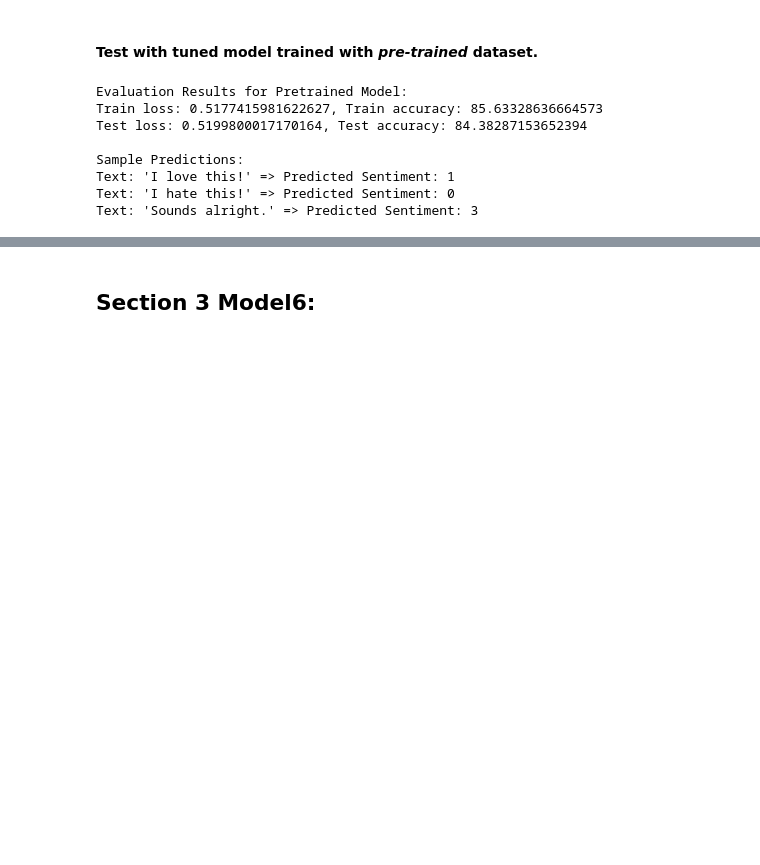
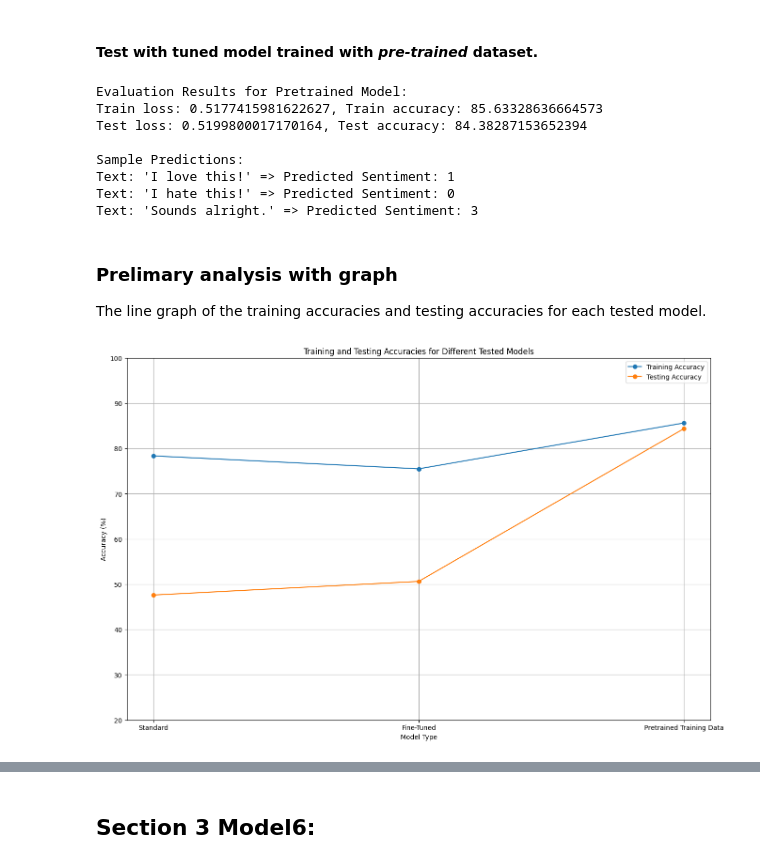
Before and after one commit to PhurinutR/twitter-sentiment-analysis, a Jupyter notebook: model_compare.ipynb, the cells around one changed output, grey strips where cells are left out. Drawn from its saved outputs; the diff is of its cells as text; code cells hidden in the pictures; blank space fills up the shorter version.

Commit message:
Added line-graphs for model5 in model_compare

```diff
--- a/model_compare.ipynb
+++ b/model_compare.ipynb
@@ -466,3 +471,47 @@ Sample Predictions:
 Text: 'I love this!' => Predicted Sentiment: 1
 Text: 'I hate this!' => Predicted Sentiment: 0
 Text: 'Sounds alright.' => Predicted Sentiment: 3
+# %% [markdown]
+### Prelimary analysis with graph
+The line graph of the training accuracies and testing accuracies for each tested model.
+# %%
+import matplotlib.pyplot as plt
+
+# Prepare data for plotting
+models = ['Standard', 'Fine-Tuned', 'Pretrained Training Data']
+train_accuracies = [
+    model5_standard_train_accuracy,
+    model5_tuned_train_accuracy,
+    model5_pretrain_train_accuracy
+]
+test_accuracies = [
+    model5_standard_test_accuracy,
+    model5_tuned_test_accuracy,
+    model5_pretrain_test_accuracy
+]
+train_losses = [
+    model5_standard_train_loss,
+    model5_tuned_train_loss,
+    model5_pretrain_train_loss
+]
+test_losses = [
+    model5_standard_test_loss,
+    model5_tuned_test_loss,
+    model5_pretrain_test_loss
+]
+x = range(len(models))
+# %%
+# Plotting
+plt.figure(figsize=(16, 10))
+plt.plot(x, train_accuracies, marker='o', label='Training Accuracy')
+plt.plot(x, test_accuracies, marker='o', label='Testing Accuracy')
+plt.xticks(x, models)
+plt.ylim(20, 100)
+plt.xlabel('Model Type')
+plt.ylabel('Accuracy (%)')
+plt.title('Training and Testing Accuracies for Different Tested Models')
+plt.legend()
+plt.grid(True)
+plt.show()
+# %% [output]
+[figure, added]
```
Also changed, not shown: parts of 5 cells of this notebook.
